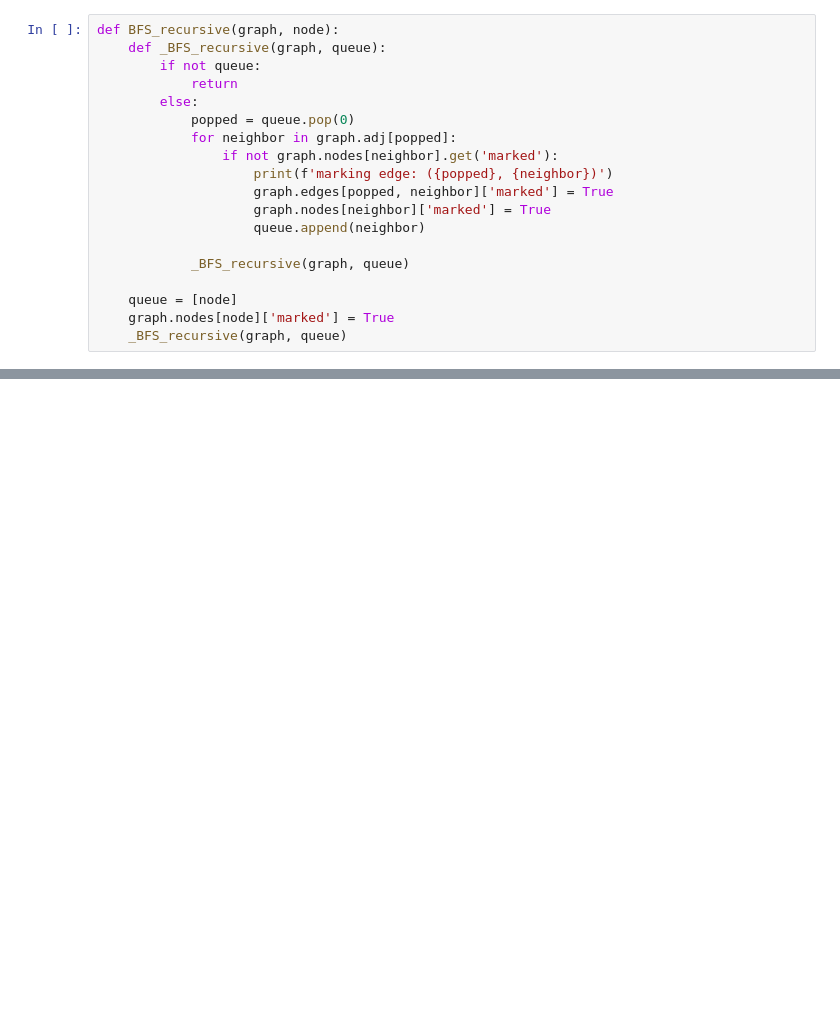
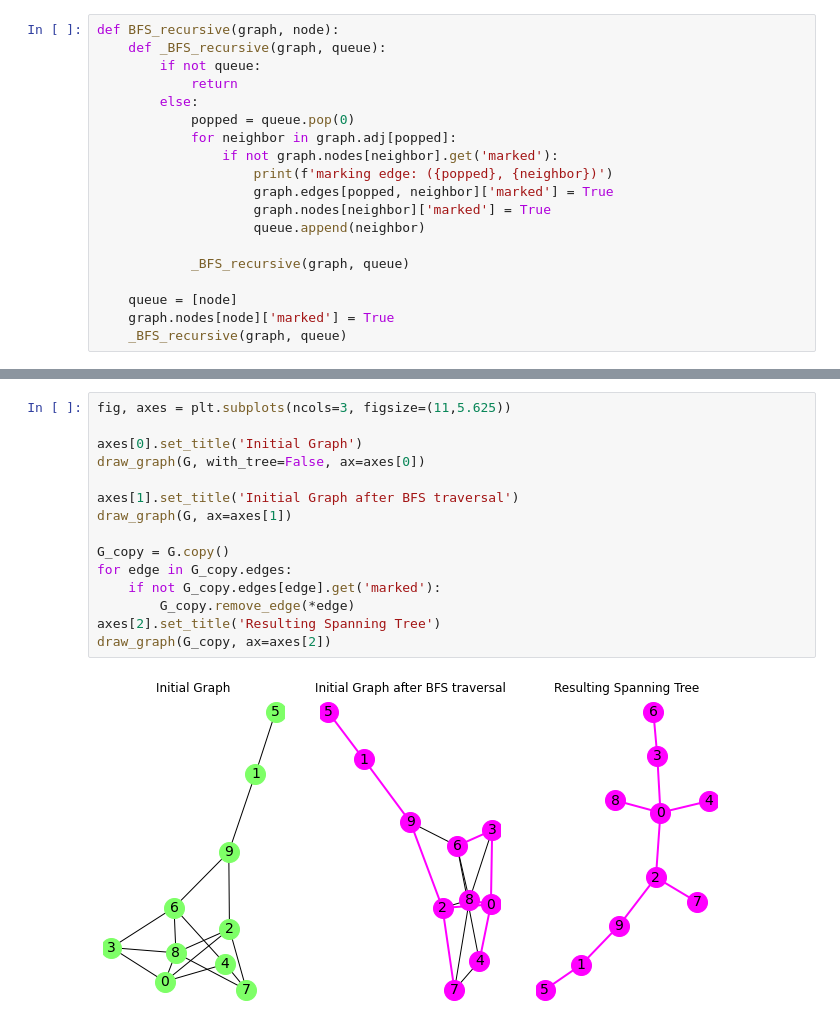
Before and after one commit to eytanohana/Graph-Algorithms, a Jupyter notebook: BFS.ipynb, the cells around one changed output, grey strips where cells are left out. Saved outputs shown, nothing was run; the diff lists cells and outputs as text; blank space fills up the shorter version.

```diff
--- a/BFS.ipynb
+++ b/BFS.ipynb
@@ -85,0 +159,17 @@ draw_graph(G)
+# %%
+fig, axes = plt.subplots(ncols=3, figsize=(11,5.625))
+
+axes[0].set_title('Initial Graph')
+draw_graph(G, with_tree=False, ax=axes[0])
+
+axes[1].set_title('Initial Graph after BFS traversal')
+draw_graph(G, ax=axes[1])
+
+G_copy = G.copy()
+for edge in G_copy.edges:
+    if not G_copy.edges[edge].get('marked'):
+        G_copy.remove_edge(*edge)
+axes[2].set_title('Resulting Spanning Tree')
+draw_graph(G_copy, ax=axes[2])
+# %% [output]
+[figure, added]
```
Also changed, not shown: parts of 18 cells of this notebook.
